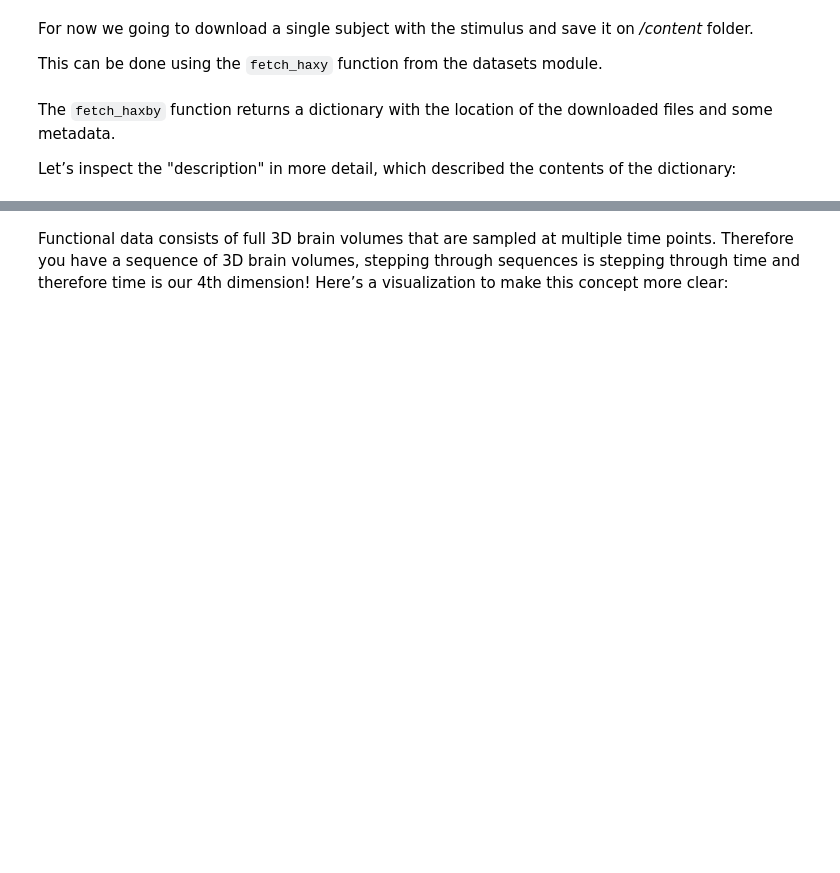
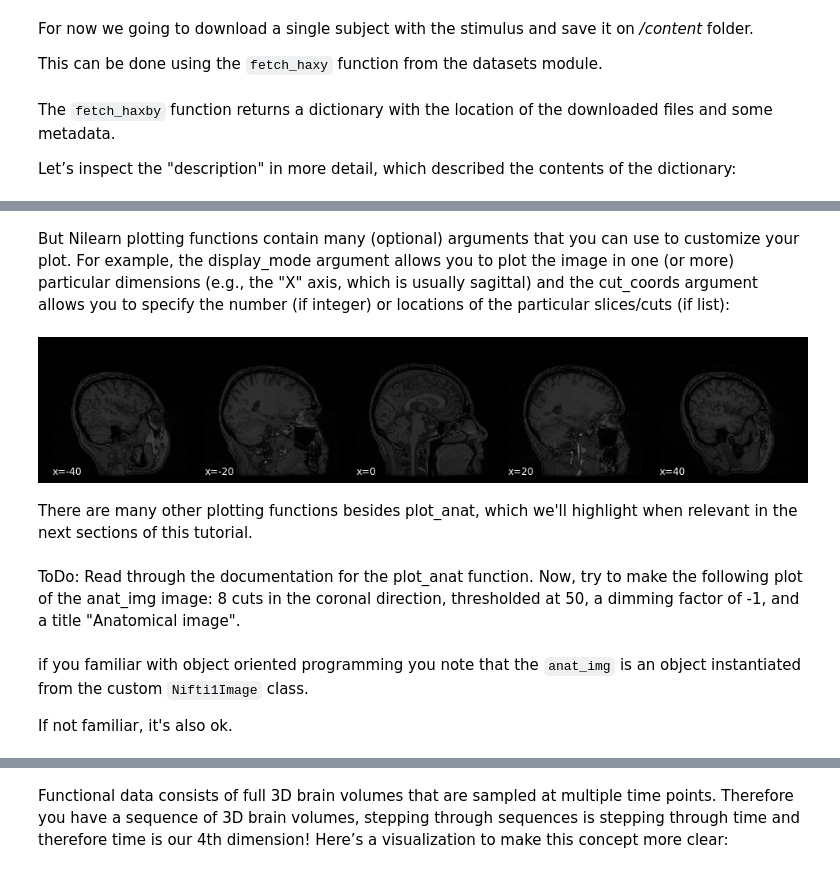
Before and after one commit to eyalhizmi/Machine-learning-methods-for-fMRI-signal-analysis, a Jupyter notebook: tutorials/haxby_dataset.ipynb, the cells around one changed output, grey strips where cells are left out. Saved outputs shown, nothing was run; the diff lists cells and outputs as text; code cells hidden in the pictures; blank space fills up the shorter version.

```diff
--- a/tutorials/haxby_dataset.ipynb
+++ b/tutorials/haxby_dataset.ipynb
@@ -56,0 +101,10 @@ print(data['description'])
+# %% [markdown]
+But Nilearn plotting functions contain many (optional) arguments that you can use to customize your plot. For example, the display_mode argument allows you to plot the image in one (or more) particular dimensions (e.g., the "X" axis, which is usually sagittal) and the cut_coords argument allows you to specify the number (if integer) or locations of the particular slices/cuts (if list):
+# %%
+display = plotting.plot_anat(anat_img, display_mode='x', cut_coords=[-40, -20, 0, 20, 40])
+# %% [output]
+[figure, added]
+# %% [markdown]
+There are many other plotting functions besides plot_anat, which we'll highlight when relevant in the next sections of this tutorial.
+# %% [markdown]
+ToDo: Read through the documentation for the plot_anat function. Now, try to make the following plot of the anat_img image: 8 cuts in the coronal direction, thresholded at 50, a dimming factor of -1, and a title "Anatomical image".
@@ -56,0 +113,4 @@ print(data['description'])
+# %% [markdown]
+if you familiar with object oriented programming you note that the `anat_img` is an object instantiated from the custom `Nifti1Image` class.
+
+If not familiar, it's also ok.
```
Also changed, not shown: parts of 16 cells of this notebook.
